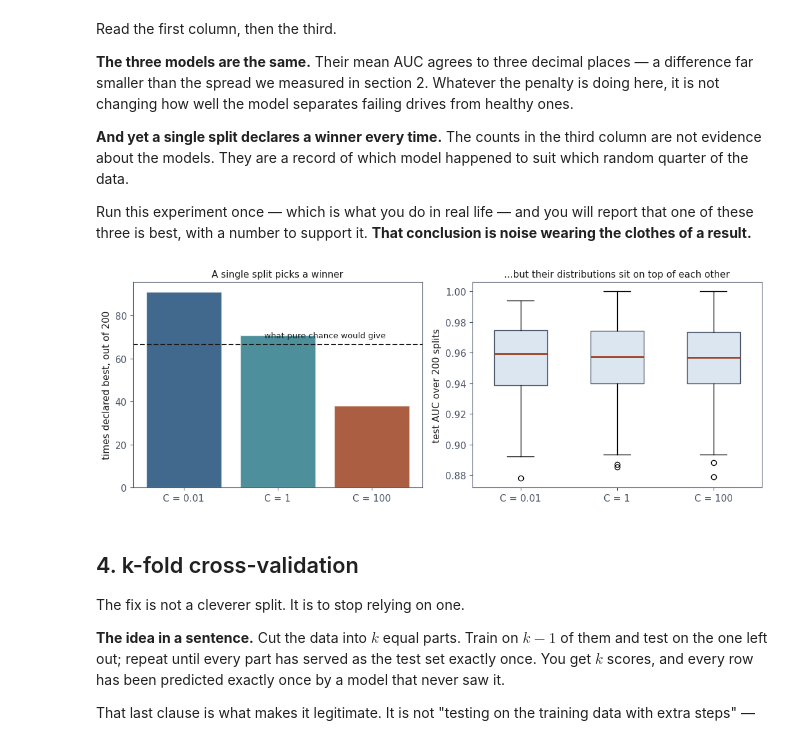
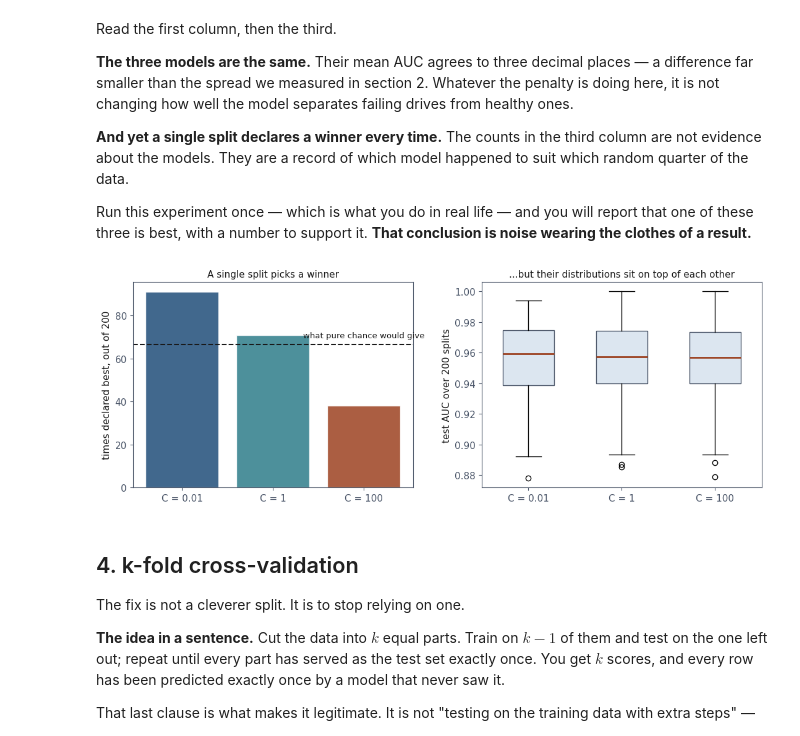
Before and after one commit to fabioantonini/technologies-for-artificial-intelligence, a Jupyter notebook: Lessons/05_experimental_methodology/Notebooks/01_why_one_split_lies.ipynb, the cells around one changed output. Cells and saved outputs as stored; diff of their text form; code cells hidden in the pictures.

```diff
--- a/Lessons/05_experimental_methodology/Notebooks/01_why_one_split_lies.ipynb
+++ b/Lessons/05_experimental_methodology/Notebooks/01_why_one_split_lies.ipynb
@@ -215,28 +215,28 @@ conclusion is noise wearing the clothes of a result.**
 # %%
 fig, axes = plt.subplots(1, 2, figsize=(11, 4.1))
 
 axes[0].bar(list(wins), list(wins.values()),
             color=[BLUE, TEAL, RUST], alpha=.85, edgecolor="white")
 axes[0].axhline(200 / 3, color=INK, ls="--", lw=1.5)
-axes[0].text(1.5, 200 / 3 + 3, "what pure chance would give", ha="center",
+axes[0].text(2.0, 200 / 3 + 3, "what pure chance would give", ha="center",
              fontsize=9.5, color=INK)
 axes[0].set_ylabel("times declared best, out of 200")
 axes[0].set_title("A single split picks a winner", fontsize=11)
 
 axes[1].boxplot([per_model[n] for n in CANDIDATES], labels=list(CANDIDATES),
                 widths=.55, patch_artist=True,
                 boxprops=dict(facecolor="#DCE6F0", edgecolor=SLATE),
                 medianprops=dict(color=RUST, lw=2))
 axes[1].set_ylabel("test AUC over 200 splits")
 axes[1].set_title("...but their distributions sit on top of each other",
                   fontsize=11)
 
 fig.tight_layout()
 fig.savefig(FIGURES / "single_split_selection.png", dpi=150,
             bbox_inches="tight", facecolor="white")
 plt.show()
 # %% [output]
-[figure, old version]
+[figure, new version]
 # %% [markdown]
 ## 4. k-fold cross-validation
 
```
Also changed, not shown: parts of 1 cell of this notebook, 10 other files.
